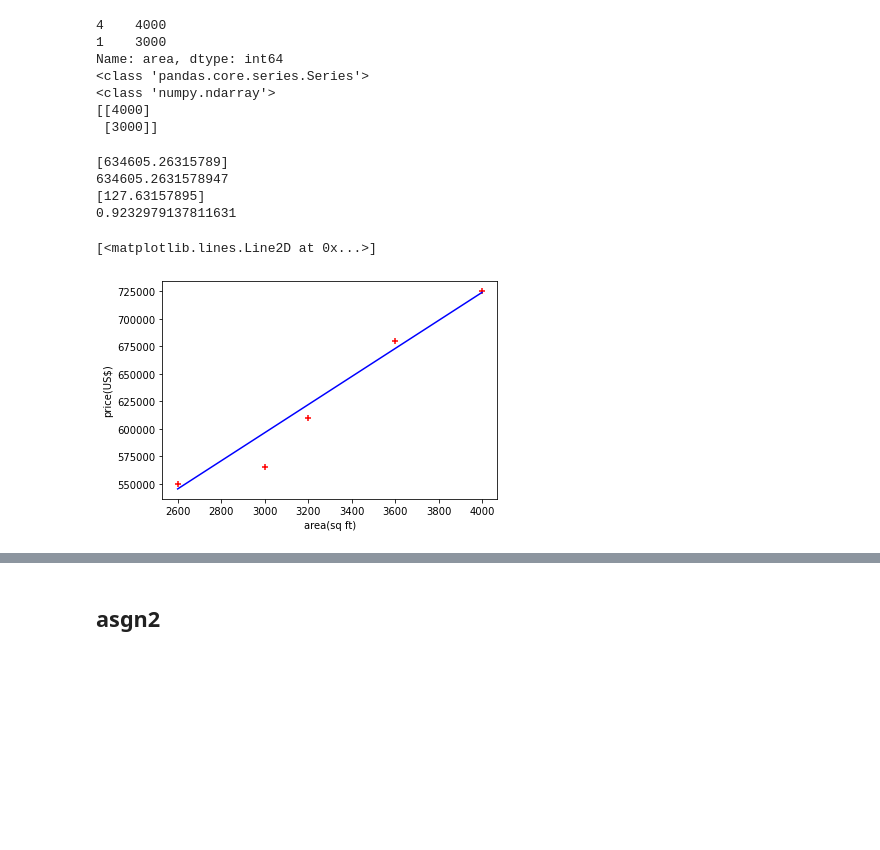
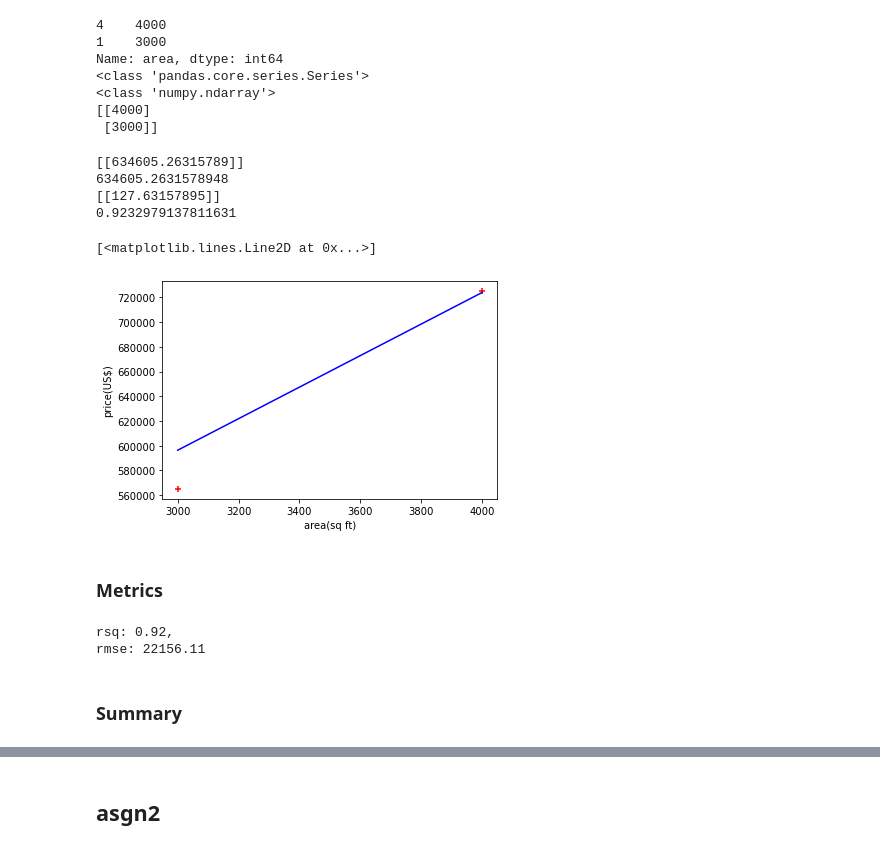
Before and after one commit to xf2235/pyhero, a Jupyter notebook: 2.lm_sv.ipynb, the cells around one changed output, grey strips where cells are left out. Saved outputs shown, nothing was run; the diff lists cells and outputs as text; code cells hidden in the pictures; blank space fills up the shorter version.

```diff
--- a/2.lm_sv.ipynb
+++ b/2.lm_sv.ipynb
@@ -26,11 +26,11 @@ plt.scatter(df.area, df.price, color="red", marker="+")
 [figure]
 # %%
 from sklearn.model_selection import train_test_split
-x = df.area
-y = df.price
+X = df[['area']]
+y = df[['price']]
 np.random.seed(23)
 # x_train, x_test, y_train, y_test = train_test_split(x, y, train_size=0.7)
-x_train, x_test, y_train, y_test = train_test_split(x, y, train_size=0.7, random_state=23)
+X_train, X_test, y_train, y_test = train_test_split(X, y, train_size=0.7, random_state=23)
 len(x_test)
 # %% [output]
 2
@@ -48,24 +49,38 @@ Name: area, dtype: int64
 [[4000]
  [3000]]
 # %%
-reg = linear_model.LinearRegression()
+from sklearn.linear_model import LinearRegression as LM
+reg = LM()
 # reg.fit(df[["area"]], df.price)
-reg.fit(x_train.values.reshape(-1,1), y_train)
+reg.fit(X_train, y_train)
 print(reg.predict([[3300]]))
 print(3300*float(reg.coef_)+float(reg.intercept_))
 print(reg.coef_)
 print(reg.score(x_test.values.reshape(-1,1), y_test))
 # %% [output]
-[634605.26315789]
-634605.2631578947
-[127.63157895]
+[[634605.26315789]]
+634605.2631578948
+[[127.63157895]]
 0.9232979137811631
 # %%
 %matplotlib inline
 plt.xlabel("area(sq ft)")
 plt.ylabel("price(US$)")
-plt.scatter(df.area, df.price, color="red", marker="+")
-plt.plot(df.area, reg.predict(df[["area"]]), color="blue")
+plt.scatter(X_test.area, y_test.price, color="red", marker="+")
+plt.plot(X_test.area, reg.predict(X_test[["area"]]), color="blue")
 # %% [output]
 [<matplotlib.lines.Line2D at 0x...>]
-[figure, old version]
+[figure, new version]
+# %% [markdown]
+### Metrics
+# %%
+import math
+from sklearn.metrics import mean_squared_error
+rsq = reg.score(X_test, y_test)
+rmse = math.sqrt(mean_squared_error(y_test,reg.predict(X_test)))
+print(f"rsq: {np.round(rsq, 2)}, \nrmse: {np.round(rmse, 2)}")
+# %% [output]
+rsq: 0.92,
+rmse: 22156.11
+# %% [markdown]
+### Summary
```
Also changed, not shown: parts of 13 cells of this notebook.
